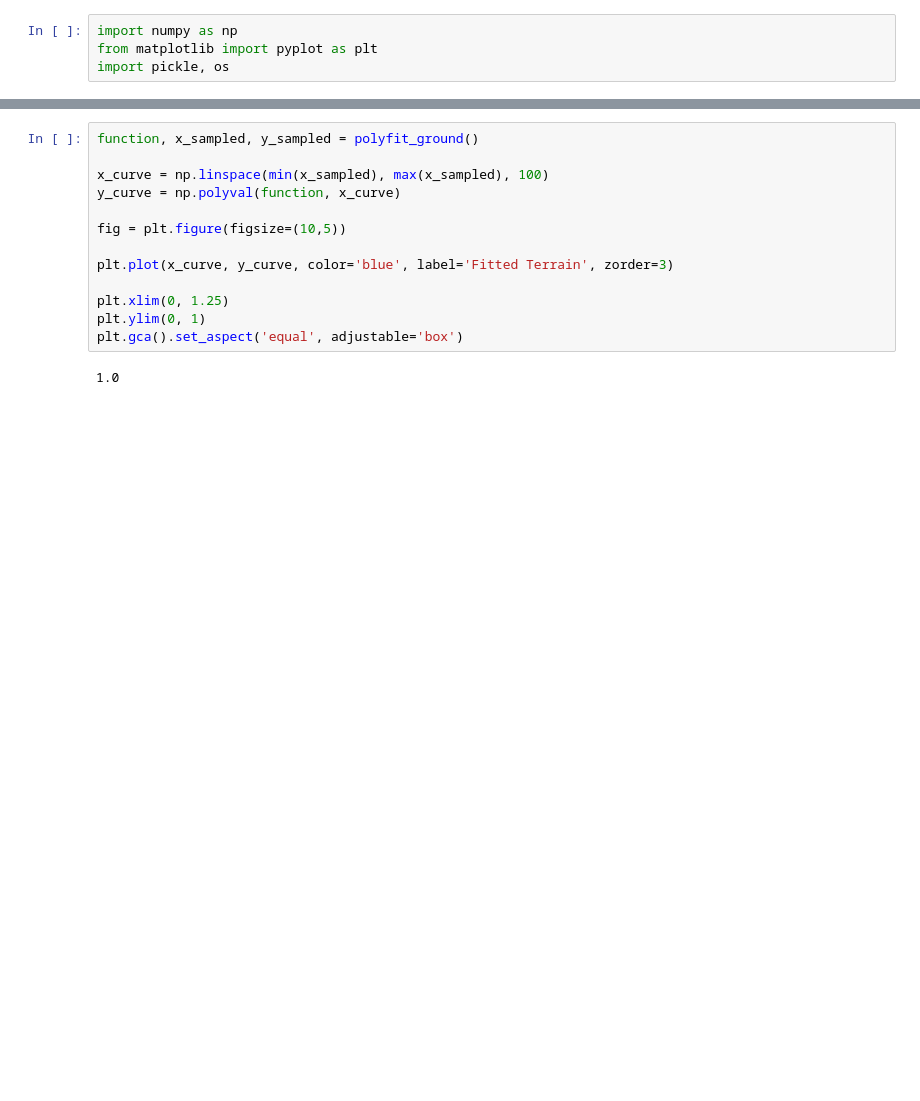
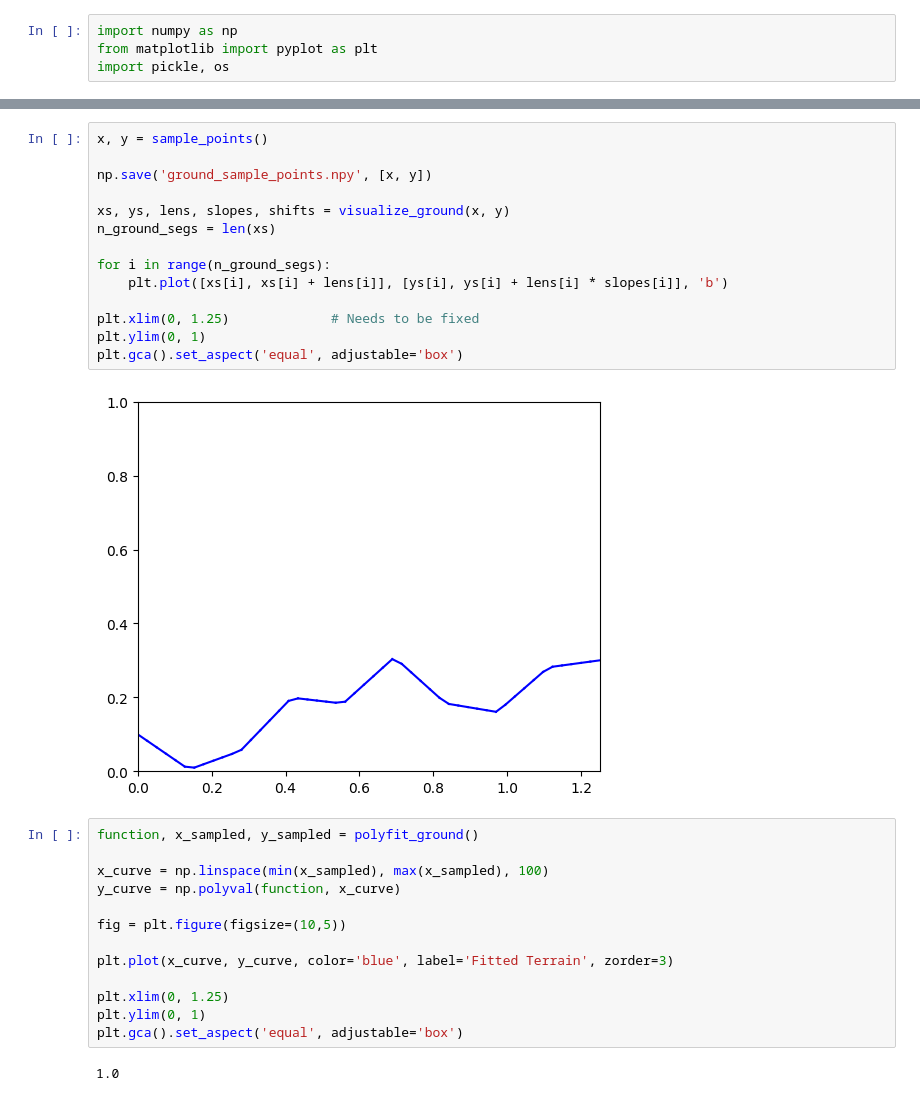
Before and after one commit to lstrgar/ELDiR, a Jupyter notebook: floor.ipynb, the cells around one changed output, grey strips where cells are left out. Saved outputs shown, nothing was run; the diff lists cells and outputs as text; blank space fills up the shorter version.

Commit message:
Linear interpolation First rendition
To change handling of sample points in Taichi

```diff
--- a/floor.ipynb
+++ b/floor.ipynb
@@ -83,6 +132,22 @@ def polyfit_ground(max_x = 1.25, min_y = 0.0, max_y = 0.5, min_acc = 0.94):
         print(r2)
         deg += 1
     return curve, x, y
+# %%
+x, y = sample_points()
+
+np.save('ground_sample_points.npy', [x, y])
+
+xs, ys, lens, slopes, shifts = visualize_ground(x, y)
+n_ground_segs = len(xs)
+
+for i in range(n_ground_segs):
+    plt.plot([xs[i], xs[i] + lens[i]], [ys[i], ys[i] + lens[i] * slopes[i]], 'b')
+
+plt.xlim(0, 1.25)             # Needs to be fixed
+plt.ylim(0, 1)
+plt.gca().set_aspect('equal', adjustable='box')
+# %% [output]
+[figure, added]
 # %%
 function, x_sampled, y_sampled = polyfit_ground()
 
```
Also changed, not shown: parts of 1 cell of this notebook, 2 other files.
